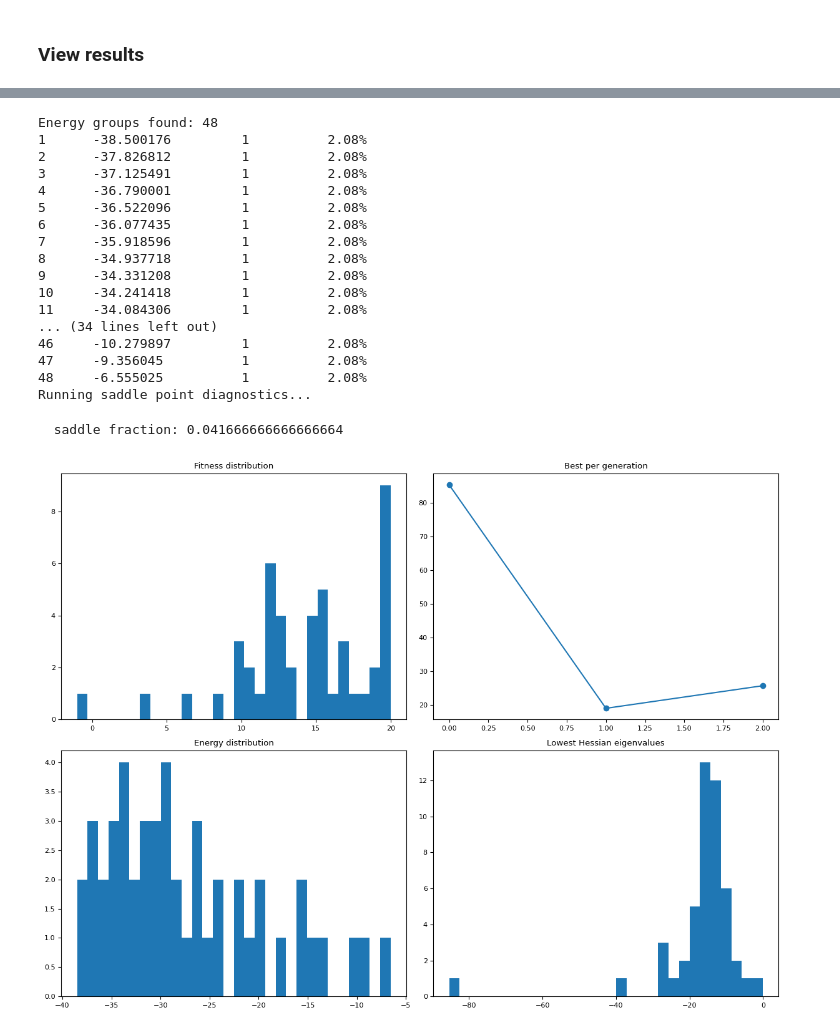
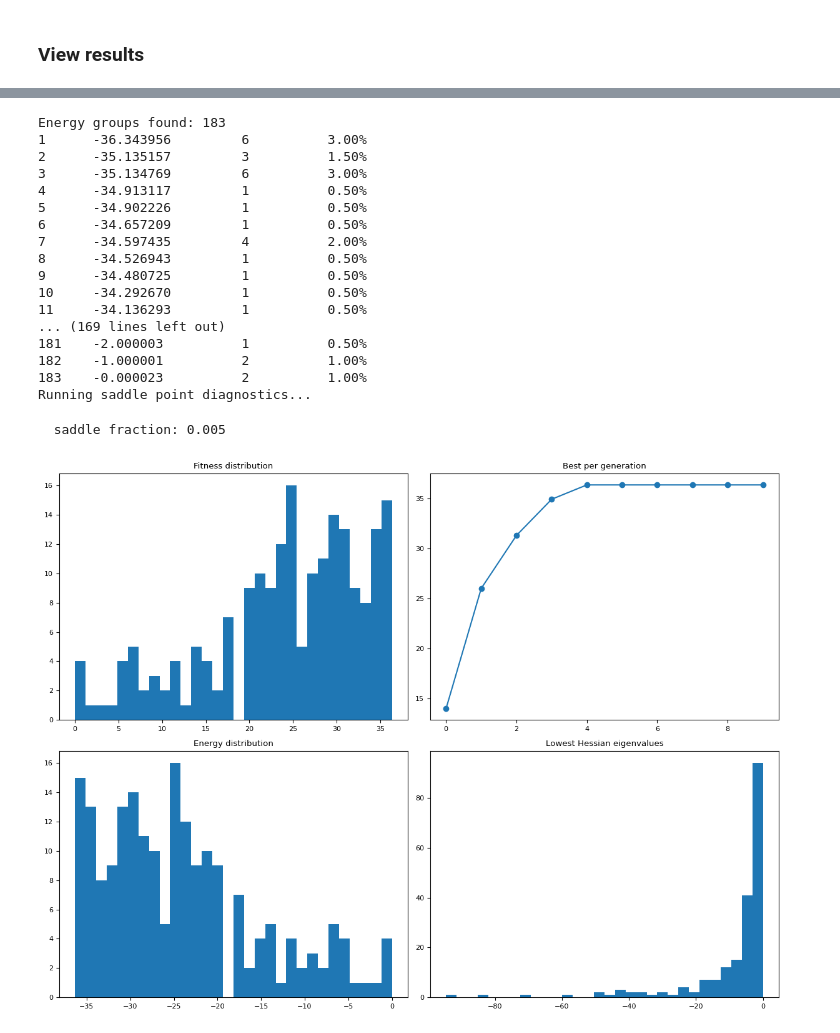
Before and after one commit to cimun/condevofm_ts_dev, a Jupyter notebook: dev.ipynb, the cells around one changed output, grey strips where cells are left out. Drawn from its saved outputs; the diff is of its cells as text; code cells hidden in the pictures.

Commit message:
changes in analysis function, morse run

```diff
--- a/dev.ipynb
+++ b/dev.ipynb
@@ -663,7 +679,7 @@ lj_cluster_rand, max_span, dimensions, symbols, rep = load_lj_cluster(
     random_seed=0,
 )
 
-
+"""
 au_cluster_rand, max_span, dimensions, symbols, rep = load_lj_cluster(
     n_atoms=N_ATOMS,
     wales_path=pathlib.Path("clusters/founders"),
@@ -671,7 +687,7 @@ au_cluster_rand, max_span, dimensions, symbols, rep = load_lj_cluster(
     random_seed=SEED,
     element="Au",
     name="Au",
-)
+)"""
 
 
 founder = Atoms(symbols, np.reshape(lj_cluster_rand, (-1, 3)))
@@ -681,6 +697,7 @@ founder = Atoms(symbols, np.reshape(lj_cluster_rand, (-1, 3)))
 # Detect available device
 DEVICE = "cuda" if torch.cuda.is_available() else "cpu"
 MULTIPROC = DEVICE == "cpu"  # Disable multiprocessing when using GPU
+N_PROC = 16 if MULTIPROC else None
 
 print(f"Using device: {DEVICE}")
 print(f"Multiprocessing: {MULTIPROC}")
@@ -695,13 +712,13 @@ constrainer = IndexConstrainer(
 optimizer = Optimizer(
     founder_atoms=founder,
     constrainer=constrainer,
-    calc="LJ",
-    optimizer=Sella,
+    calc="Morse",
+    optimizer=FIRE,
     fmax=0.001,
-    steps=100,
+    steps=500,
     logfile=None,
     multiproc=MULTIPROC,
-    n_proc=16,
+    n_proc=N_PROC,
     device=DEVICE,
     e_cutoff=-500,
     progress_bar=True,
@@ -721,13 +738,13 @@ condition_obj = OriginCondition(
 # Initialize evolutionary algorithm
 es = CHARLX
 es_config = dict(
-    x0=optimizer.free_positions,
+    x0=optimizer.free_positions.to(DEVICE),
     constrainer=constrainer,
     optimizer=optimizer,
-    conditions=(condition_obj, KNNNoveltyCondition()),
-    popsize=16,
-    n_gens=3,
-    sigma_init=0.5,
+    conditions=(condition_obj, GpuKNNNoveltyCondition()),
+    popsize=20,
+    n_gens=10,
+    sigma_init=1.0,
     selection_pressure=20.0,
     elite_ratio=0.15,
     crossover_ratio=0.125,
@@ -739,6 +756,7 @@ es_config = dict(
     adaptive_selection_pressure=True,
     readaptation=False,
     forget_best=False,
+    device=DEVICE,
 )
 
 # Initialize neural network
@@ -767,9 +785,11 @@ diff_config = dict(
 
 # OBJECTIVE
 objective = CorrectedApplyLimitsObjective(
-    foo_module="condevofm.atoms.ts",
-    foo="minimize_eigenval",
-    foo_kwargs={"obj_params": optimizer.encode_params()},
+    foo_module="condevofm.atoms.evaluate",
+    foo="evaluate_population_with_calc",
+    foo_kwargs={"obj_params": optimizer.encode_params(),
+                "evaluate_atoms": "get_potential_energy"
+                },
     maximize=True,
     dim=optimizer.dimensions,
 )
@@ -861,10 +870,10 @@ convergence_analysis = analyze_ts_performance_robust(
 # %%
-results = analyze_es_results(
+results, records_df = analyze_es_results(
     h5_filename=h5_file,
     run_id=0,
     last_gen_percent=1.0,
     obj_params=optimizer.encode_params(),
-    energy_tolerance=0.01,
+    energy_tolerance=1e-5,
     #extra_metrics={
     #    "n_atoms": lambda a: len(a),
     #    "com_z": lambda a: a.get_center_of_mass()[2],
@@ -881,19 +890,19 @@ Fitness summary:
-Energy groups found: 48
-1      -38.500176         1          2.08%
-2      -37.826812         1          2.08%
-3      -37.125491         1          2.08%
-4      -36.790001         1          2.08%
-5      -36.522096         1          2.08%
-6      -36.077435         1          2.08%
-7      -35.918596         1          2.08%
-8      -34.937718         1          2.08%
-9      -34.331208         1          2.08%
-10     -34.241418         1          2.08%
-11     -34.084306         1          2.08%
-... (34 lines left out)
-46     -10.279897         1          2.08%
-47     -9.356045          1          2.08%
-48     -6.555025          1          2.08%
+Energy groups found: 183
+1      -36.343956         6          3.00%
+2      -35.135157         3          1.50%
+3      -35.134769         6          3.00%
+4      -34.913117         1          0.50%
+5      -34.902226         1          0.50%
+6      -34.657209         1          0.50%
+7      -34.597435         4          2.00%
+8      -34.526943         1          0.50%
+9      -34.480725         1          0.50%
+10     -34.292670         1          0.50%
+11     -34.136293         1          0.50%
+... (169 lines left out)
+181    -2.000003          1          0.50%
+182    -1.000001          2          1.00%
+183    -0.000023          2          1.00%
 Running saddle point diagnostics...
-  saddle fraction: 0.041666666666666664
+  saddle fraction: 0.005
-[figure, old version]
+[figure, new version]
```
Also changed, not shown: parts of 9 cells of this notebook.
